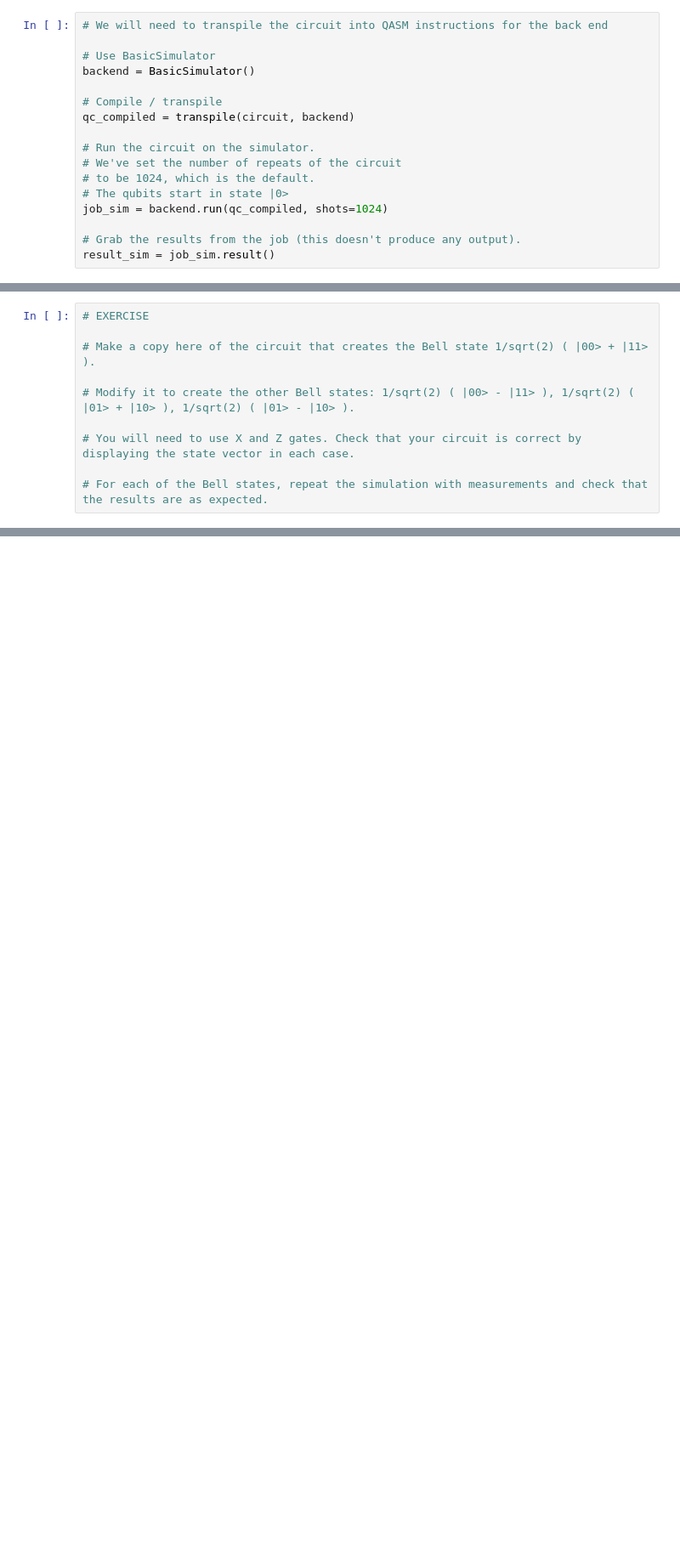
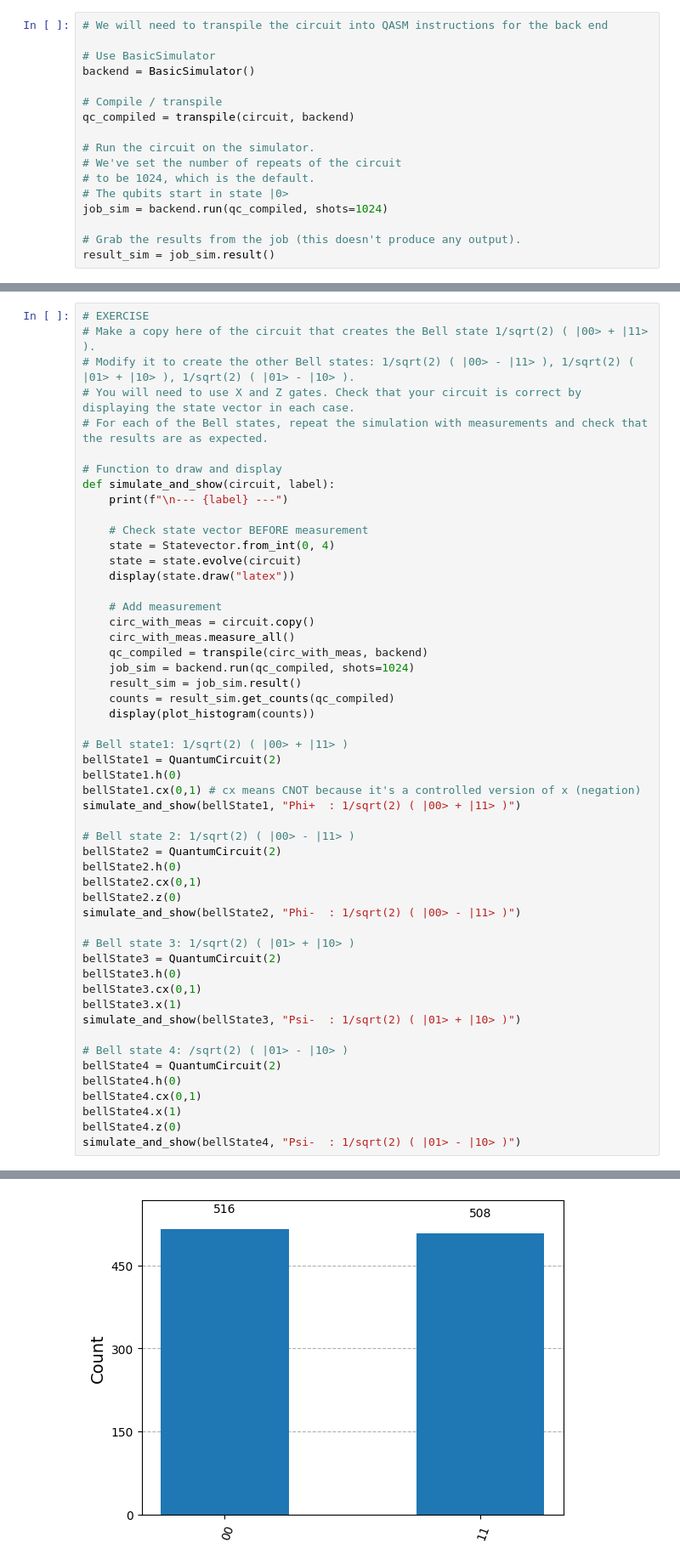
Before and after one commit to ahhlxlx/SIT-UofG-QC, a Jupyter notebook: QC-Lab1.ipynb, the cells around one changed output, grey strips where cells are left out. Shown at 85% size. Cells and saved outputs as stored; diff of their text form; blank space fills up the shorter version.

```diff
--- a/QC-Lab1.ipynb
+++ b/QC-Lab1.ipynb
@@ -143,10 +198,53 @@ plot_histogram(counts)
 # %%
 # EXERCISE
+# Make a copy here of the circuit that creates the Bell state 1/sqrt(2) ( |00> + |11> ).
+# Modify it to create the other Bell states: 1/sqrt(2) ( |00> - |11> ), 1/sqrt(2) ( |01> + |10> ), 1/sqrt(2) ( |01> - |10> ).
+# You will need to use X and Z gates. Check that your circuit is correct by displaying the state vector in each case.
+# For each of the Bell states, repeat the simulation with measurements and check that the results are as expected.
 
-# Make a copy here of the circuit that creates the Bell state 1/sqrt(2) ( |00> + |11> ).
+# Function to draw and display
+def simulate_and_show(circuit, label):
+    print(f"\n--- {label} ---")
 
-# Modify it to create the other Bell states: 1/sqrt(2) ( |00> - |11> ), 1/sqrt(2) ( |01> + |10> ), 1/sqrt(2) ( |01> - |10> ).
+    # Check state vector BEFORE measurement
+    state = Statevector.from_int(0, 4)
+    state = state.evolve(circuit)
+    display(state.draw("latex"))
 
-# You will need to use X and Z gates. Check that your circuit is correct by displaying the state vector in each case.
+    # Add measurement
+    circ_with_meas = circuit.copy()
+    circ_with_meas.measure_all()
+    qc_compiled = transpile(circ_with_meas, backend)
+    job_sim = backend.run(qc_compiled, shots=1024)
+    result_sim = job_sim.result()
+    counts = result_sim.get_counts(qc_compiled)
+    display(plot_histogram(counts))
 
-# For each of the Bell states, repeat the simulation with measurements and check that the results are as expected.
+# Bell state1: 1/sqrt(2) ( |00> + |11> )
+bellState1 = QuantumCircuit(2)
+bellState1.h(0)
+bellState1.cx(0,1) # cx means CNOT because it's a controlled version of x (negation)
+simulate_and_show(bellState1, "Phi+  : 1/sqrt(2) ( |00> + |11> )")
+
+# Bell state 2: 1/sqrt(2) ( |00> - |11> )
+bellState2 = QuantumCircuit(2)
+bellState2.h(0)
+bellState2.cx(0,1)
+bellState2.z(0)
+simulate_and_show(bellState2, "Phi-  : 1/sqrt(2) ( |00> - |11> )")
+
+# Bell state 3: 1/sqrt(2) ( |01> + |10> )
+bellState3 = QuantumCircuit(2)
+bellState3.h(0)
+bellState3.cx(0,1)
+bellState3.x(1)
+simulate_and_show(bellState3, "Psi-  : 1/sqrt(2) ( |01> + |10> )")
+
+# Bell state 4: /sqrt(2) ( |01> - |10> )
+bellState4 = QuantumCircuit(2)
+bellState4.h(0)
+bellState4.cx(0,1)
+bellState4.x(1)
+bellState4.z(0)
+simulate_and_show(bellState4, "Psi-  : 1/sqrt(2) ( |01> - |10> )")
+# %% [output]
@@ -152,0 +253 @@ plot_histogram(counts)
+[figure, added]
```
Also changed, not shown: parts of 16 cells of this notebook.
